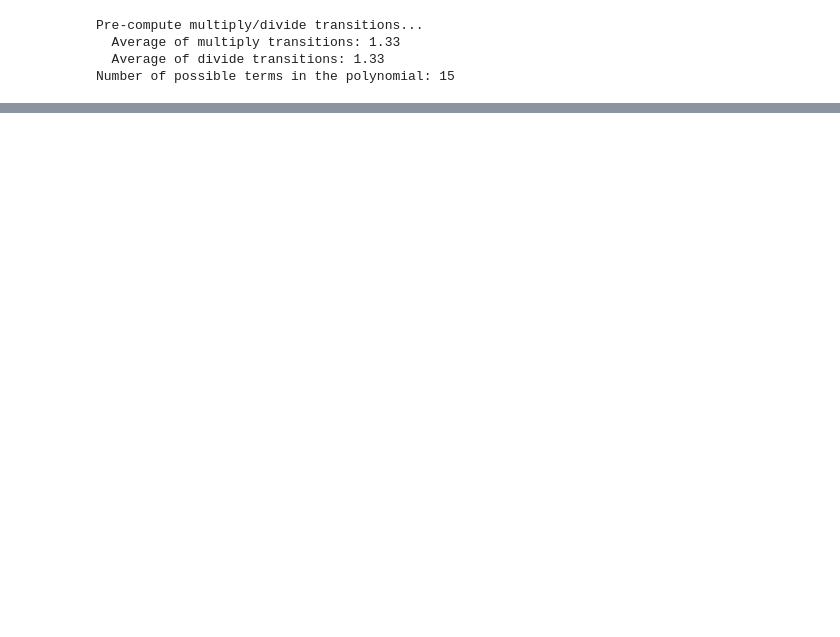
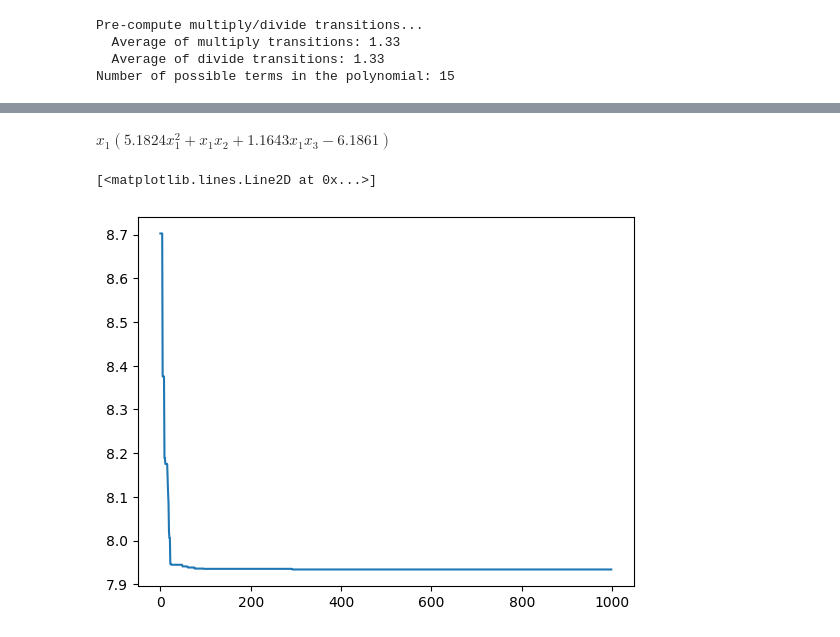
Before and after one commit to BastD/ASMC-SymReg-3dSugra, a Jupyter notebook: ASMC_tutorial.ipynb, the cells around one changed output, grey strips where cells are left out. Saved outputs shown, nothing was run; the diff lists cells and outputs as text; code cells hidden in the pictures; blank space fills up the shorter version.

```diff
--- a/ASMC_tutorial.ipynb
+++ b/ASMC_tutorial.ipynb
@@ -201,0 +335,8 @@ $\displaystyle x_{1} x_{2} \left(1.0 x_{1}^{2} + x_{2}^{2} - 1.0\right)$
+# %%
+# ASMC optimization
+all_out = sampler_cubic.run_annealing_is(
+    n_iter=1000,
+    n_particles=2000,
+    std_exploit=0.5,
+    verbose=True,
+)
@@ -201,0 +366,16 @@ $\displaystyle x_{1} x_{2} \left(1.0 x_{1}^{2} + x_{2}^{2} - 1.0\right)$
+# %%
+# Normalisation
+sampler_cubic.min_coeff_threshold = 1e-3
+res_trunc = sampler_cubic.apply_coefficient_threshold(res)
+nonzero_indices = np.nonzero(res_trunc)
+coeff_min = np.min(abs(res_trunc[nonzero_indices]))
+
+# Final reconstruction
+sympy.simplify(sampler_cubic.polynomial_to_string(res/coeff_min, 1e-3))
+# %% [output]
+$\displaystyle x_{1} \left(5.1824 x_{1}^{2} + x_{1} x_{2} + 1.1643 x_{1} x_{3} - 6.1861\right)$
+# %%
+plt.plot(np.log(all_out[1]))
+# %% [output]
+[<matplotlib.lines.Line2D at 0x...>]
+[figure, added]
```
Also changed, not shown: parts of 23 cells of this notebook.
